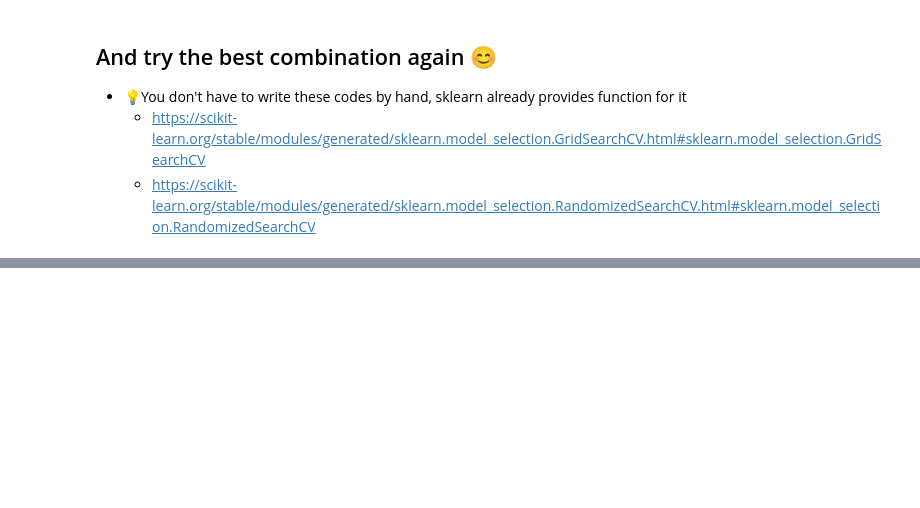
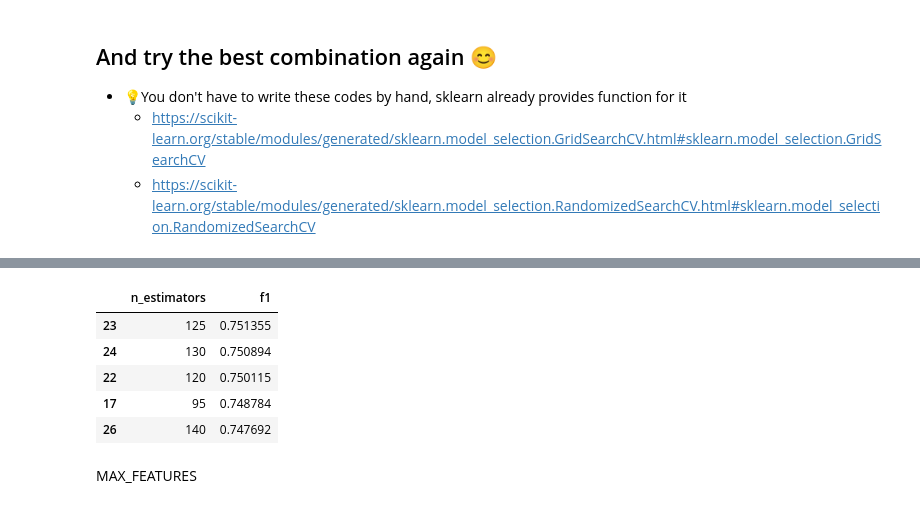
Before and after one commit to heraltmichal/zsu, a Jupyter notebook: fml_08.ipynb, the cells around one changed output, grey strips where cells are left out. Saved outputs shown, nothing was run; the diff lists cells and outputs as text; code cells hidden in the pictures; blank space fills up the shorter version.

```diff
--- a/fml_08.ipynb
+++ b/fml_08.ipynb
@@ -722,0 +809,11 @@ np.mean(scores), np.min(scores), np.max(scores)
+# %%
+df_rf_n_estimators.sort_values(by='f1', ascending=False).head(5)
+# %% [output]
+|  | n_estimators | f1 |
+| 23 | 125 | 0.751355 |
+| 24 | 130 | 0.750894 |
+| 22 | 120 | 0.750115 |
+| 17 | 95 | 0.748784 |
+| 26 | 140 | 0.747692 |
+# %% [markdown]
+MAX_FEATURES
```
Also changed, not shown: parts of 17 cells of this notebook.
